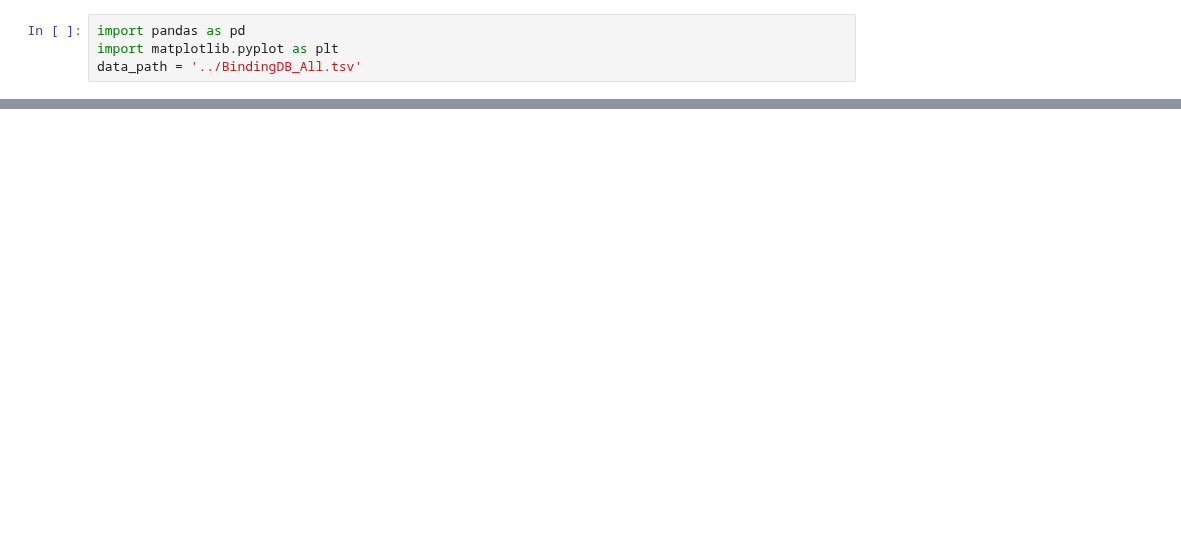
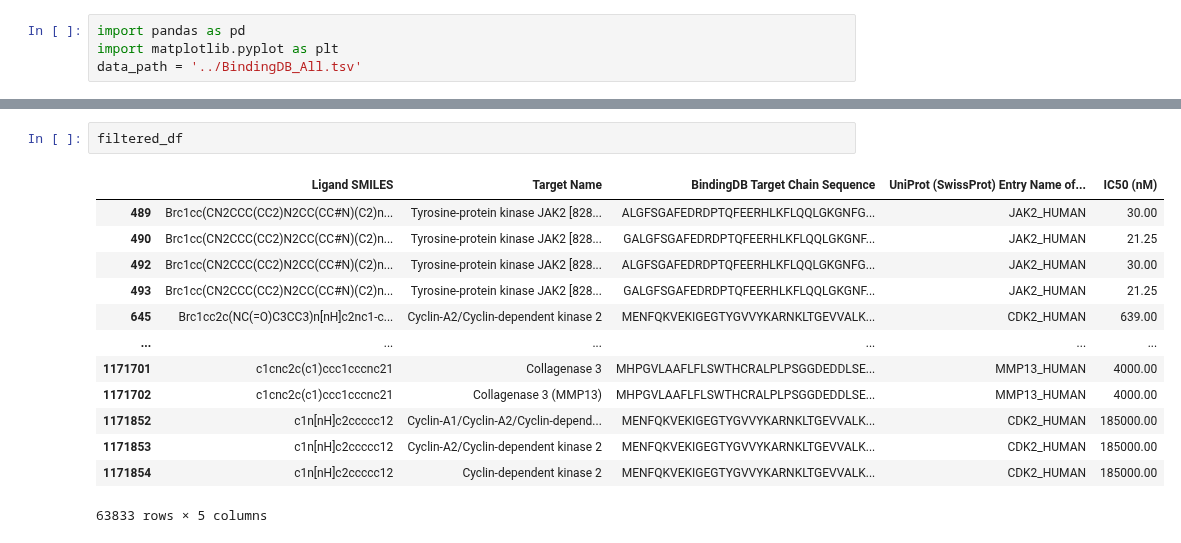
Before and after one commit to epfl-ada/ada-2024-project-abrac-adabra, a Jupyter notebook: data_processing.ipynb, the cells around one changed output, grey strips where cells are left out. Cells and saved outputs as stored; diff of their text form; blank space fills up the shorter version.

```diff
--- a/data_processing.ipynb
+++ b/data_processing.ipynb
@@ -60,0 +87,16 @@ mutants_filtered_df.head()
+# %%
+filtered_df
+# %% [output]
+|  | Ligand SMILES | Target Name | BindingDB Target Chain Sequence | UniProt (SwissProt) Entry Name of... | IC50 (nM) |
+| 489 | Brc1cc(CN2CCC(CC2)N2CC(CC#N)(C2)n... | Tyrosine-protein kinase JAK2 [828... | ALGFSGAFEDRDPTQFEERHLKFLQQLGKGNFG... | JAK2_HUMAN | 30.00 |
+| 490 | Brc1cc(CN2CCC(CC2)N2CC(CC#N)(C2)n... | Tyrosine-protein kinase JAK2 [828... | GALGFSGAFEDRDPTQFEERHLKFLQQLGKGNF... | JAK2_HUMAN | 21.25 |
+| 492 | Brc1cc(CN2CCC(CC2)N2CC(CC#N)(C2)n... | Tyrosine-protein kinase JAK2 [828... | ALGFSGAFEDRDPTQFEERHLKFLQQLGKGNFG... | JAK2_HUMAN | 30.00 |
+| 493 | Brc1cc(CN2CCC(CC2)N2CC(CC#N)(C2)n... | Tyrosine-protein kinase JAK2 [828... | GALGFSGAFEDRDPTQFEERHLKFLQQLGKGNF... | JAK2_HUMAN | 21.25 |
+| 645 | Brc1cc2c(NC(=O)C3CC3)n[nH]c2nc1-c... | Cyclin-A2/Cyclin-dependent kinase 2 | MENFQKVEKIGEGTYGVVYKARNKLTGEVVALK... | CDK2_HUMAN | 639.00 |
+| ... | ... | ... | ... | ... | ... |
+| 1171701 | c1cnc2c(c1)ccc1cccnc21 | Collagenase 3 | MHPGVLAAFLFLSWTHCRALPLPSGGDEDDLSE... | MMP13_HUMAN | 4000.00 |
+| 1171702 | c1cnc2c(c1)ccc1cccnc21 | Collagenase 3 (MMP13) | MHPGVLAAFLFLSWTHCRALPLPSGGDEDDLSE... | MMP13_HUMAN | 4000.00 |
+| 1171852 | c1n[nH]c2ccccc12 | Cyclin-A1/Cyclin-A2/Cyclin-depend... | MENFQKVEKIGEGTYGVVYKARNKLTGEVVALK... | CDK2_HUMAN | 185000.00 |
+| 1171853 | c1n[nH]c2ccccc12 | Cyclin-A2/Cyclin-dependent kinase 2 | MENFQKVEKIGEGTYGVVYKARNKLTGEVVALK... | CDK2_HUMAN | 185000.00 |
+| 1171854 | c1n[nH]c2ccccc12 | Cyclin-dependent kinase 2 | MENFQKVEKIGEGTYGVVYKARNKLTGEVVALK... | CDK2_HUMAN | 185000.00 |
+63833 rows × 5 columns
```
Also changed, not shown: parts of 6 cells of this notebook, 1 other file.
